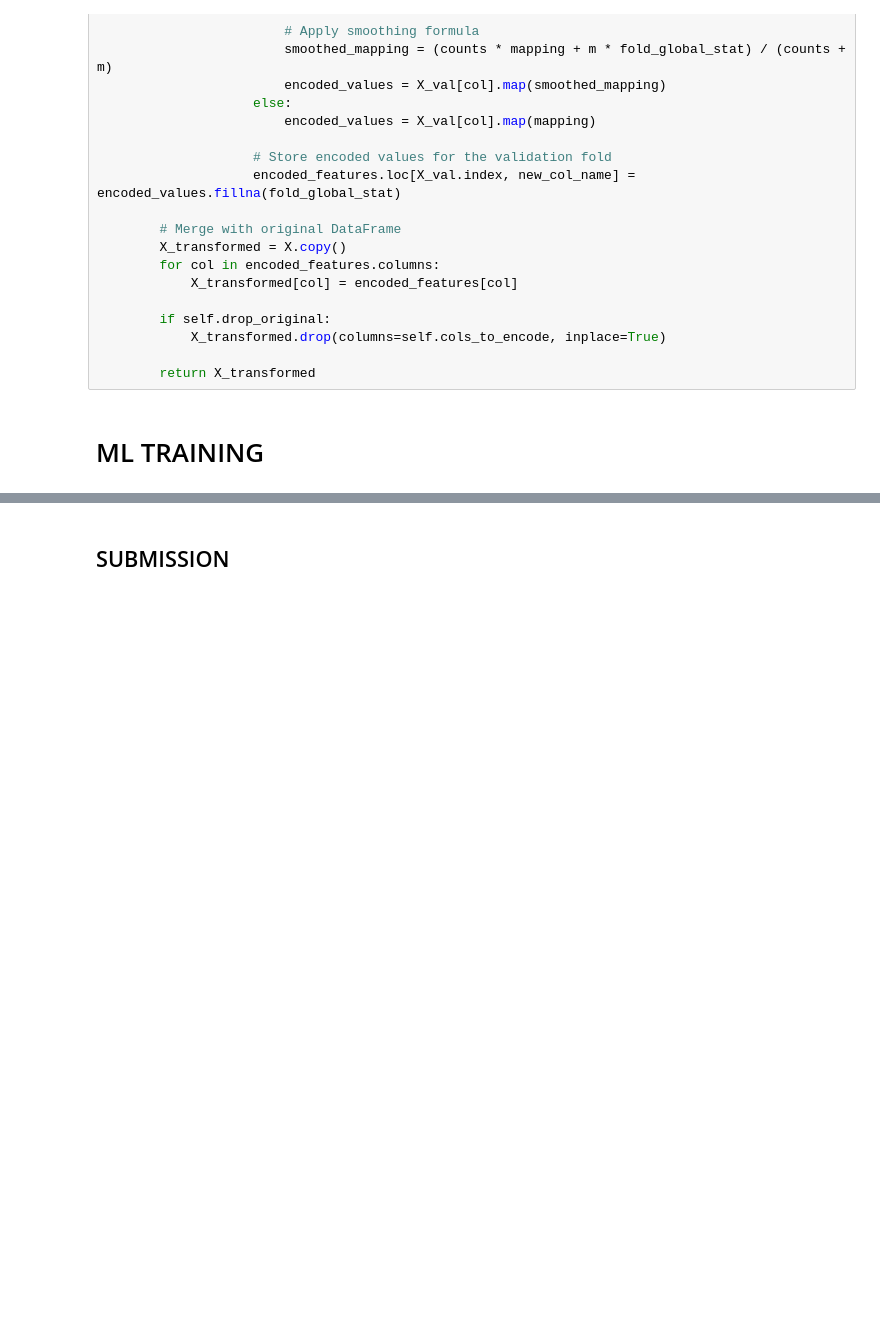
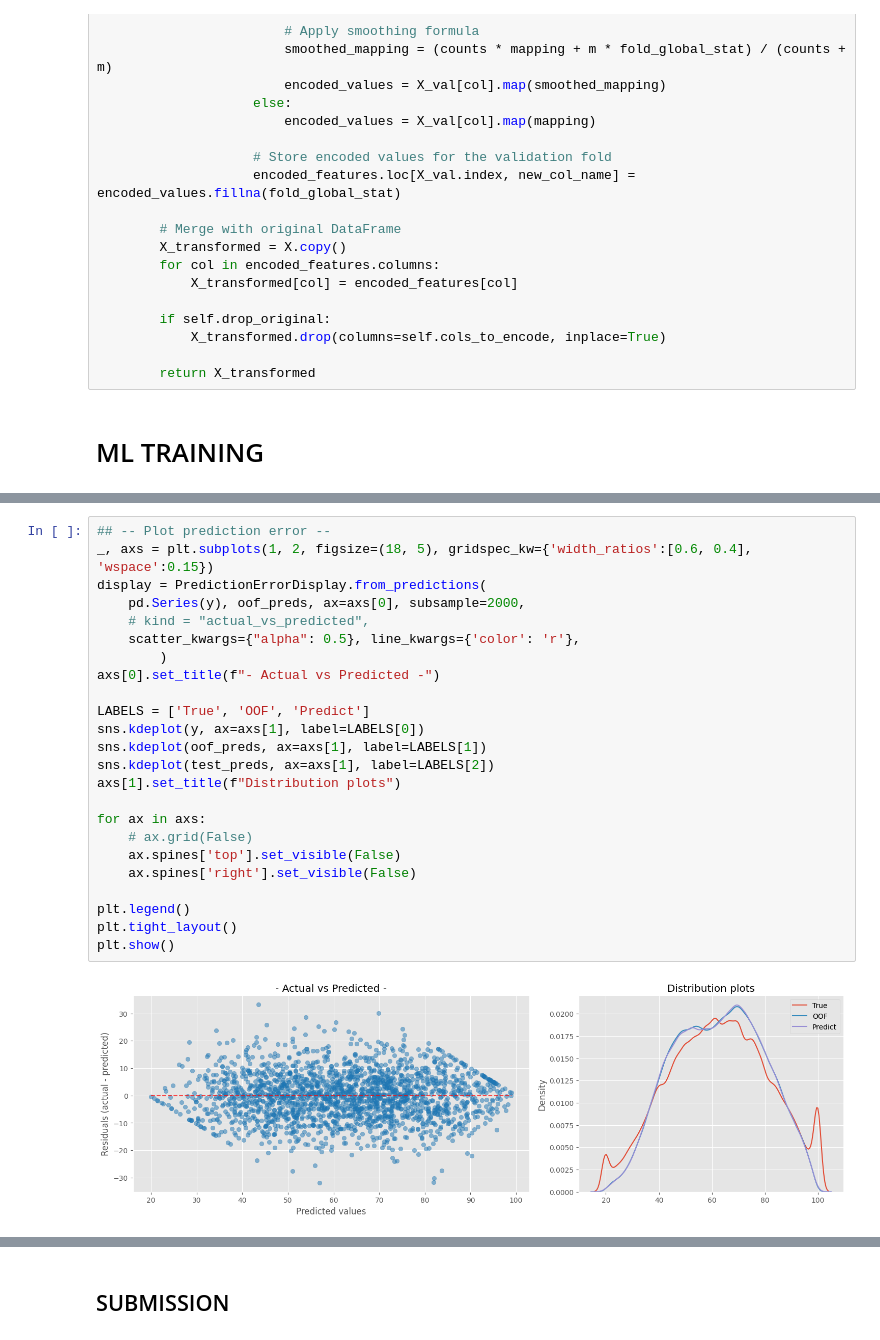
Before and after one commit to coded-sly/ps6e1-Student-Test-Score, a Jupyter notebook: ps6e1-xgb-orig-basescore.ipynb, the cells around one changed output, grey strips where cells are left out. Saved outputs shown, nothing was run; the diff lists cells and outputs as text; blank space fills up the shorter version.

```diff
--- a/ps6e1-xgb-orig-basescore.ipynb
+++ b/ps6e1-xgb-orig-basescore.ipynb
@@ -1040 +1020,27 @@ float(overall_score)
+# %%
+## -- Plot prediction error --
+_, axs = plt.subplots(1, 2, figsize=(18, 5), gridspec_kw={'width_ratios':[0.6, 0.4], 'wspace':0.15})
+display = PredictionErrorDisplay.from_predictions(
+    pd.Series(y), oof_preds, ax=axs[0], subsample=2000,
+    # kind = "actual_vs_predicted",
+    scatter_kwargs={"alpha": 0.5}, line_kwargs={'color': 'r'},
+        )
+axs[0].set_title(f"- Actual vs Predicted -")
+
+LABELS = ['True', 'OOF', 'Predict']
+sns.kdeplot(y, ax=axs[1], label=LABELS[0])
+sns.kdeplot(oof_preds, ax=axs[1], label=LABELS[1])
+sns.kdeplot(test_preds, ax=axs[1], label=LABELS[2])
+axs[1].set_title(f"Distribution plots")
+
+for ax in axs:
+    # ax.grid(False)
+    ax.spines['top'].set_visible(False)
+    ax.spines['right'].set_visible(False)
+
+plt.legend()
+plt.tight_layout()
+plt.show()
+# %% [output]
+[figure, added]
 # %%
```
Also changed, not shown: parts of 9 cells of this notebook.
